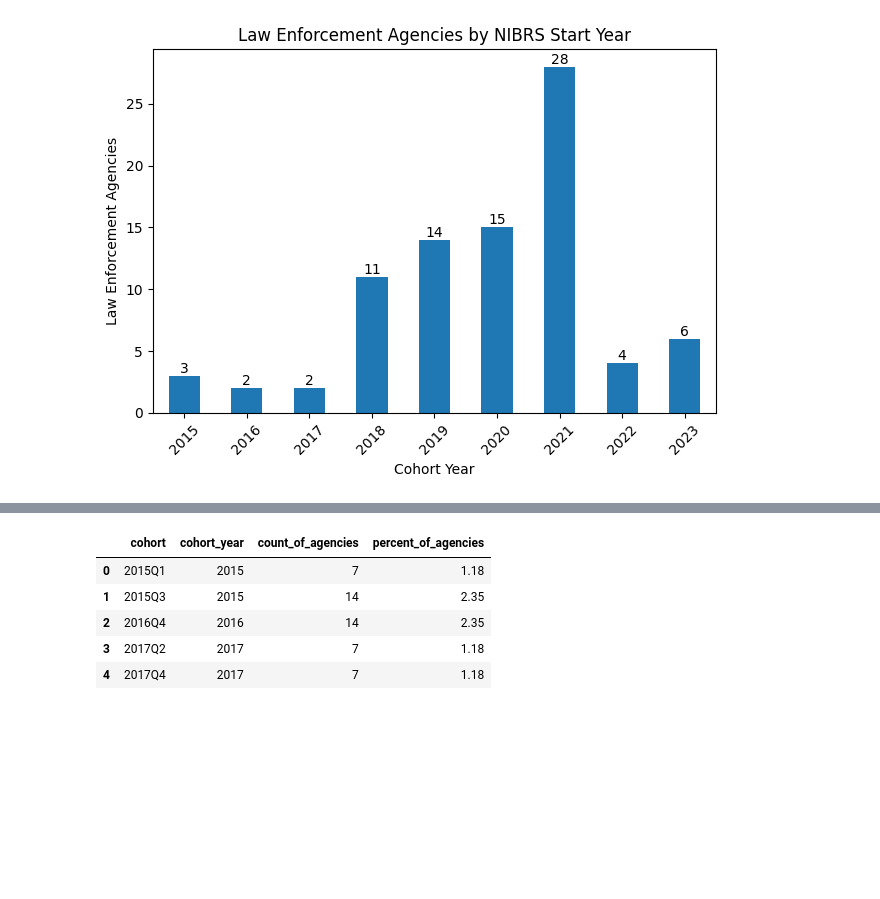
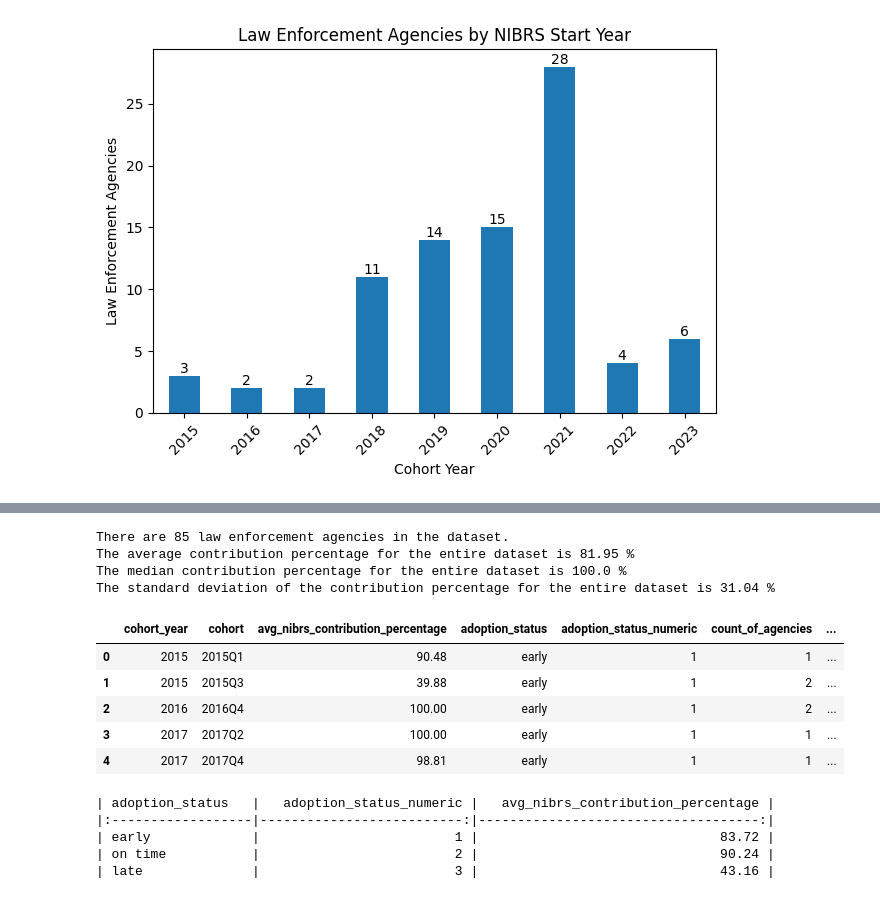
Before and after one commit to ghgeist/texas_border_data_analysis, a Jupyter notebook: notebooks/03_nibrs_analysis.ipynb, the cells around one changed output, grey strips where cells are left out. Drawn from its saved outputs; the diff is of its cells as text; code cells hidden in the pictures; blank space fills up the shorter version.

```diff
--- a/notebooks/03_nibrs_analysis.ipynb
+++ b/notebooks/03_nibrs_analysis.ipynb
@@ -135,22 +117,52 @@ avg_contribution_per_report_year_cohort.head()
-# %%
-# Calculate the agencies per cohort
-agencies_per_cohort = border_report.groupby(['cohort', 'cohort_year'])['agency_name'].count().reset_index()
-
-# Calculate the total number of agencies
-total_agencies = agencies_per_cohort['agency_name'].sum()
-
-# Calculate the percentage for each cohort
-agencies_per_cohort['percent'] = ((agencies_per_cohort['agency_name'] / total_agencies) * 100).round(2)
-
-# Rename the 'agency_name' column to 'count_of_agencies' and 'percent' column to 'percent_of_agencies'
-agencies_per_cohort = agencies_per_cohort.rename(columns={'agency_name': 'count_of_agencies', 'percent': 'percent_of_agencies'})
-
-# Display the DataFrame with the new 'percent' column
-agencies_per_cohort.head()
-# %% [output]
-|  | cohort | cohort_year | count_of_agencies | percent_of_agencies |
-| 0 | 2015Q1 | 2015 | 7 | 1.18 |
-| 1 | 2015Q3 | 2015 | 14 | 2.35 |
-| 2 | 2016Q4 | 2016 | 14 | 2.35 |
-| 3 | 2017Q2 | 2017 | 7 | 1.18 |
-| 4 | 2017Q4 | 2017 | 7 | 1.18 |
+# %%
+#Merge avg_contribution_per_cohort and agencies_per_cohor on 'cohort' and 'cohort_year'
+cohort_avg_contributions = pd.merge(avg_contribution_per_cohort, agencies_per_cohort, on=['cohort', 'cohort_year'])
+
+# Calculate the total number of agencies
+total_agencies = cohort_avg_contributions['count_of_agencies'].sum()
+print("There are", total_agencies, "law enforcement agencies in the dataset.")
+cohort_avg_contributions.head()
+
+#Calculate the average contribution percentage for the entire dataset
+avg_contribution = border_report['nibrs_contribution_percentage'].mean().round(2)
+print("The average contribution percentage for the entire dataset is", avg_contribution,"%")
+
+#Calculate the median contribution percentage for the entire dataset
+median_contribution = border_report['nibrs_contribution_percentage'].median().round(2)
+print("The median contribution percentage for the entire dataset is", median_contribution,"%")
+
+#Calculate the standard deviation of the contribution percentage for the entire dataset
+std_deviation = border_report['nibrs_contribution_percentage'].std().round(2)
+print("The standard deviation of the contribution percentage for the entire dataset is", std_deviation, "%")
+
+cohort_avg_contributions.head()
+# %% [output]
+There are 85 law enforcement agencies in the dataset.
+The average contribution percentage for the entire dataset is 81.95 %
+The median contribution percentage for the entire dataset is 100.0 %
+The standard deviation of the contribution percentage for the entire dataset is 31.04 %
+|  | cohort_year | cohort | avg_nibrs_contribution_percentage | adoption_status | adoption_status_numeric | count_of_agencies | ... |
+| 0 | 2015 | 2015Q1 | 90.48 | early | 1 | 1 | ... |
+| 1 | 2015 | 2015Q3 | 39.88 | early | 1 | 2 | ... |
+| 2 | 2016 | 2016Q4 | 100.00 | early | 1 | 2 | ... |
+| 3 | 2017 | 2017Q2 | 100.00 | early | 1 | 1 | ... |
+| 4 | 2017 | 2017Q4 | 98.81 | early | 1 | 1 | ... |
+# %%
+# Group by 'adoption_status' and 'adoption_status_numeric' and calculate the mean 'avg_nibrs_contribution_percentage'
+adoption_status_percentages = cohort_avg_contributions.groupby(['adoption_status', 'adoption_status_numeric'])['avg_nibrs_contribution_percentage'].mean()
+
+#Create a dataframe from the series
+adoption_status_percentages = adoption_status_percentages.to_frame().reset_index()
+
+#Round the 'avg_nibrs_contribution_percentage' column to two decimal places
+adoption_status_percentages['avg_nibrs_contribution_percentage'] = adoption_status_percentages['avg_nibrs_contribution_percentage'].round(2)
+
+adoption_status_percentages = adoption_status_percentages.sort_values('adoption_status_numeric', ascending=True)
+
+print(adoption_status_percentages.to_markdown(index=False))
+# %% [output]
+| adoption_status   |   adoption_status_numeric |   avg_nibrs_contribution_percentage |
+|:------------------|--------------------------:|------------------------------------:|
+| early             |                         1 |                               83.72 |
+| on time           |                         2 |                               90.24 |
+| late              |                         3 |                               43.16 |
```
Also changed, not shown: parts of 15 cells of this notebook, 6 other files.
